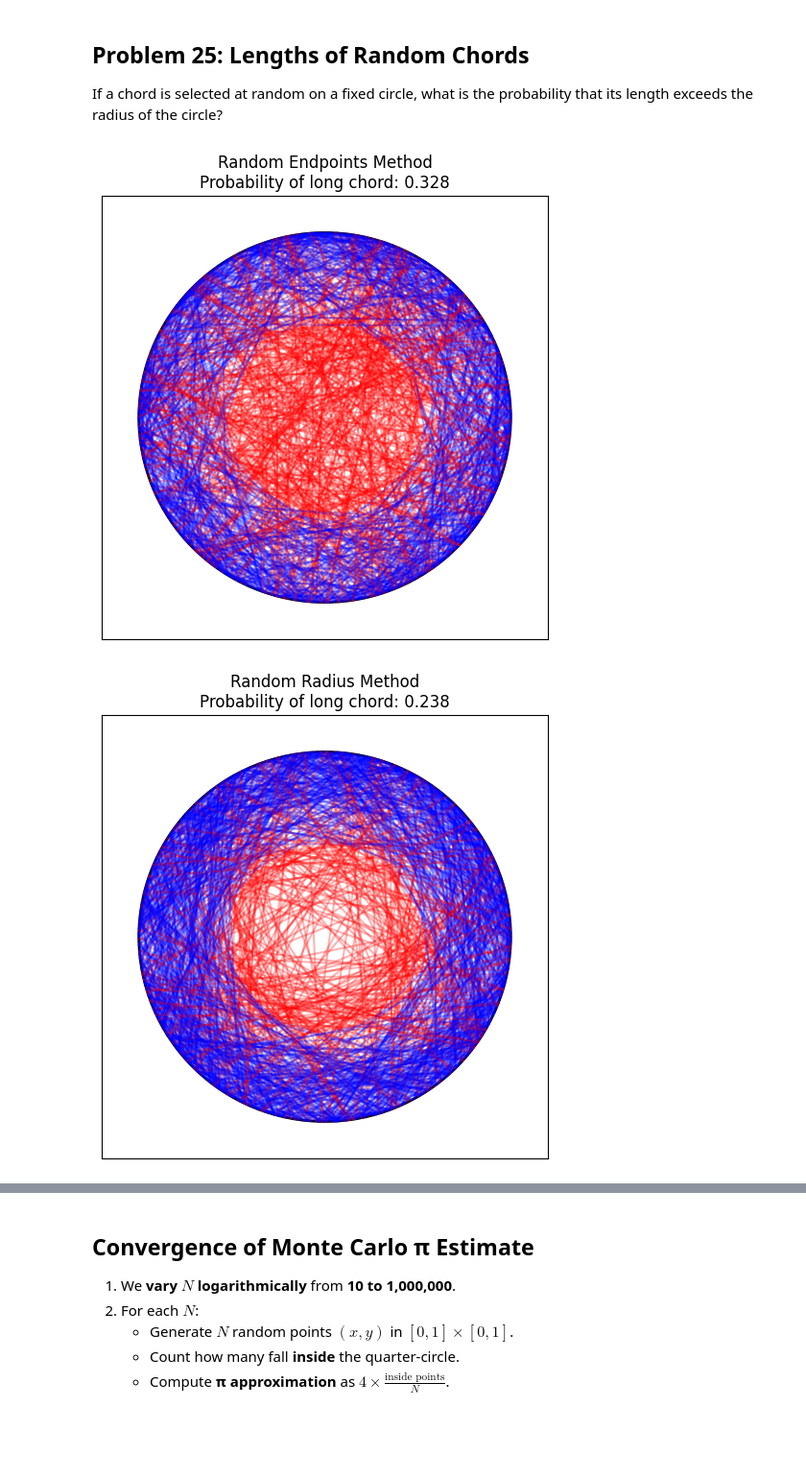
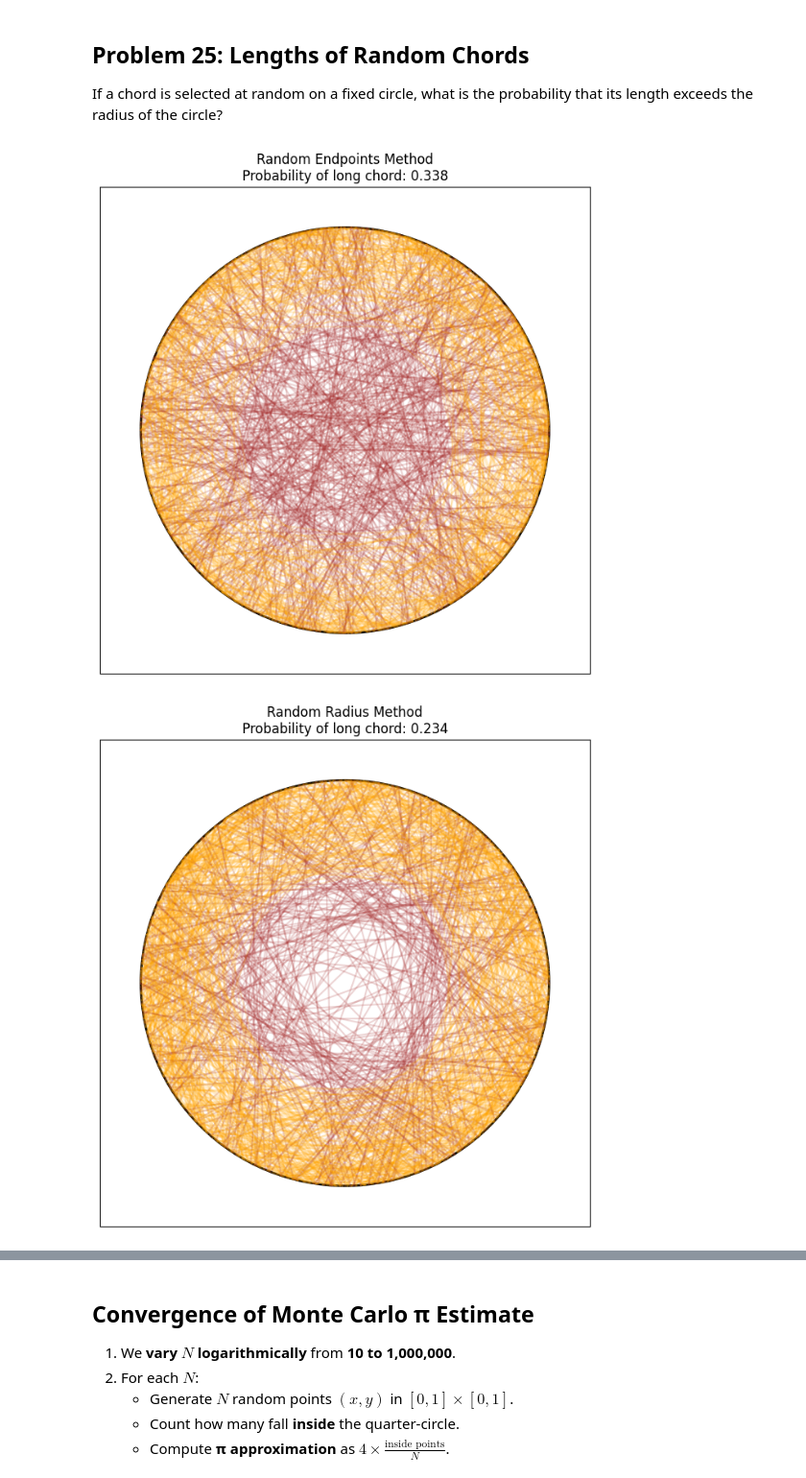
Before and after one commit to animesh-chouhan/fifty-challenging-problems-in-probability, a Jupyter notebook: probability.ipynb, the cells around one changed output, grey strips where cells are left out. Shown at 96% size. Cells and saved outputs as stored; diff of their text form; code cells hidden in the pictures; blank space fills up the shorter version.

```diff
--- a/probability.ipynb
+++ b/probability.ipynb
@@ -514,35 +580,35 @@ def random_angle_method():
 
     chord_length = 2 * chord_half_length
     return p1, p2, chord_length
 
 
 def visualize_bertrand(method, n=1000, title=""):
-    fig, ax = plt.subplots(figsize=(6,6))
+    fig, ax = plt.subplots(figsize=(8,8))
     circle = plt.Circle((0, 0), 1, color='black', fill=False, linewidth=2)
     ax.add_patch(circle)
 
     long_chord_count = 0
     threshold_length = np.sqrt(3)
 
     for _ in range(n):
         p1, p2, chord_length = method()
-        color = 'red' if chord_length > threshold_length else 'blue'
-        ax.plot([p1[0], p2[0]], [p1[1], p2[1]], color=color, alpha=0.3)
+        color = 'brown' if chord_length > threshold_length else 'orange'
+        ax.plot([p1[0], p2[0]], [p1[1], p2[1]], color=color, alpha=0.2)
         if chord_length > threshold_length:
             long_chord_count += 1
 
     probability = long_chord_count / n
     ax.set_xlim(-1.2, 1.2)
     ax.set_ylim(-1.2, 1.2)
     ax.set_xticks([])
     ax.set_yticks([])
     ax.set_title(f"{title}\nProbability of long chord: {probability:.3f}")
     plt.show()
 
 # Run visualization for all methods
 visualize_bertrand(random_endpoint_method, 1000, "Random Endpoints Method")
 visualize_bertrand(random_radius_method, 1000, "Random Radius Method")
 visualize_bertrand(random_angle_method, 1000, "Random Angle Method")
 # %% [output]
-[figure, old version]
+[figure, new version]
-[figure, old version]
+[figure, new version]
```
Also changed, not shown: parts of 41 cells of this notebook, 3 other files.
